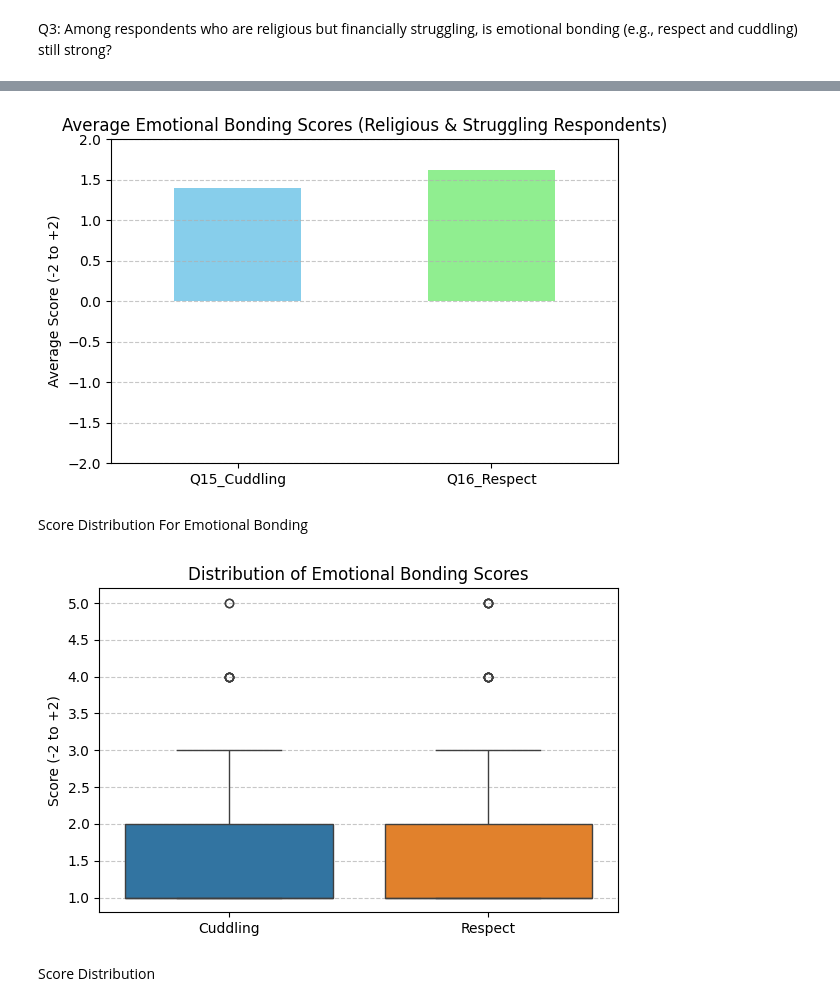
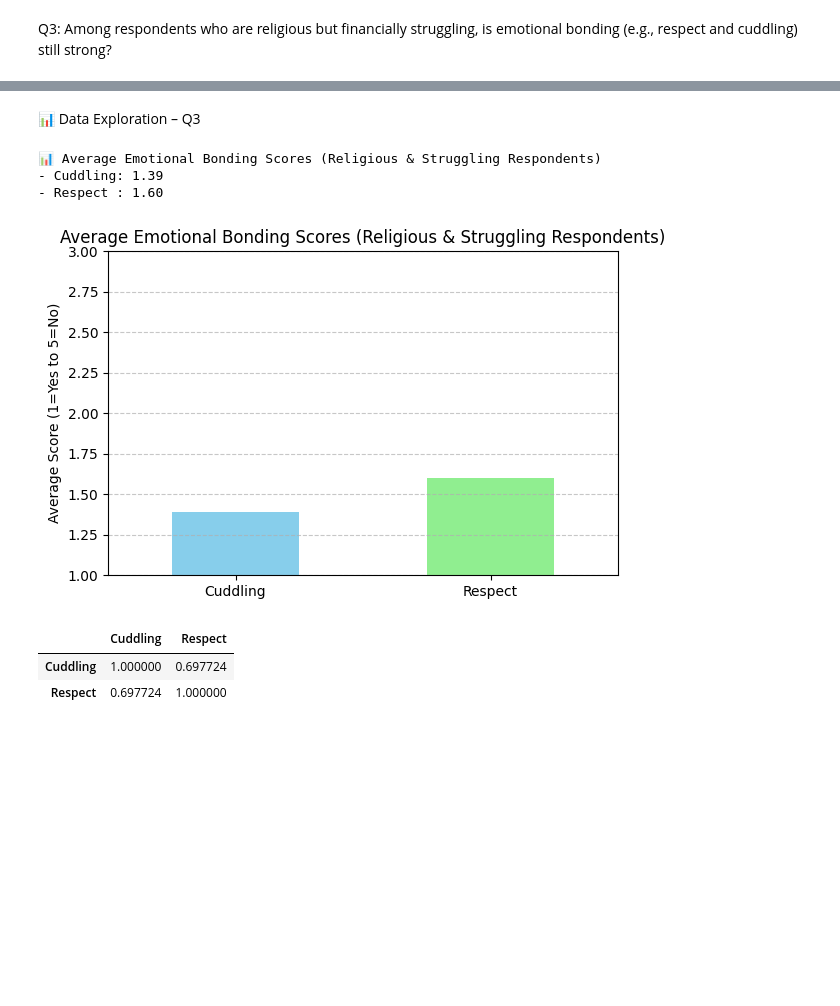
Before and after one commit to MelvinSiaw/Data-Mining, a Jupyter notebook: question3.ipynb, the cells around one changed output, grey strips where cells are left out. Saved outputs shown, nothing was run; the diff lists cells and outputs as text; code cells hidden in the pictures; blank space fills up the shorter version.

```diff
--- a/question3.ipynb
+++ b/question3.ipynb
@@ -56,34 +140,49 @@ Average Emotional Bonding Scores (Religious & Financially Struggling Respondents
+# %% [markdown]
+📊 Data Exploration – Q3
 # %%
+import pandas as pd
 import matplotlib.pyplot as plt
 
-# Bar chart of emotional bonding
+# Load dataset
+df = pd.read_csv("Marital-satisfaction_Data (1).csv")
+
+# Rename columns for Cuddling and Respect
+df.rename(columns={df.columns[16]: "Cuddling", df.columns[17]: "Respect"}, inplace=True)
+
+# Filter religious and financially struggling individuals
+filtered_df = df[(df["Religiosity"] >= 5) & (df["Material_status"] >= 4)]
+
+# Convert bonding columns to float
+filtered_df.loc[:, "Cuddling"] = filtered_df["Cuddling"].astype(float)
+filtered_df.loc[:, "Respect"] = filtered_df["Respect"].astype(float)
+
+# Calculate average scores
+avg_scores = filtered_df[["Cuddling", "Respect"]].mean()
+
+
+print("📊 Average Emotional Bonding Scores (Religious & Struggling Respondents)")
+print(f"- Cuddling: {avg_scores['Cuddling']:.2f}")
+print(f"- Respect : {avg_scores['Respect']:.2f}")
+
+# Plot bar chart of average scores
 plt.figure(figsize=(6, 4))
 avg_scores.plot(kind="bar", color=["skyblue", "lightgreen"])
 plt.title("Average Emotional Bonding Scores (Religious & Struggling Respondents)")
-plt.ylabel("Average Score (-2 to +2)")
+plt.ylabel("Average Score (1=Yes to 5=No)")
 plt.xticks(rotation=0)
-plt.ylim(-2, 2)
+plt.ylim(1, 3)
 plt.grid(axis='y', linestyle='--', alpha=0.7)
 plt.tight_layout()
 plt.show()
+
+# Compute correlation between Cuddling and Respect
+correlation = filtered_df[["Cuddling", "Respect"]].corr()
+correlation
 # %% [output]
+📊 Average Emotional Bonding Scores (Religious & Struggling Respondents)
+- Cuddling: 1.39
+- Respect : 1.60
-[figure, old version]
+[figure, new version]
+|  | Cuddling | Respect |
+| Cuddling | 1.000000 | 0.697724 |
+| Respect | 0.697724 | 1.000000 |
-# %% [markdown]
-Score Distribution For Emotional Bonding
-# %%
-import seaborn as sns
-import matplotlib.pyplot as plt
-
-# Boxplot
-plt.figure(figsize=(6, 4))
-sns.boxplot(data=bonding_df)
-plt.title("Distribution of Emotional Bonding Scores")
-plt.ylabel("Score (-2 to +2)")
-plt.xticks([0, 1], ['Cuddling', 'Respect'])
-plt.grid(axis='y', linestyle='--', alpha=0.7)
-plt.tight_layout()
-plt.show()
-# %% [output]
-[figure, removed]
-# %% [markdown]
-Score Distribution
```
Also changed, not shown: parts of 18 cells of this notebook.
